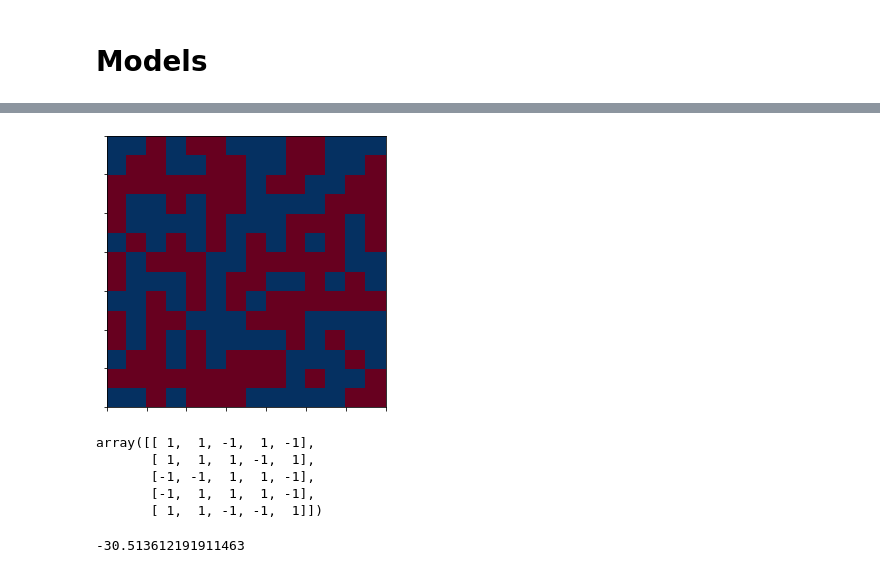
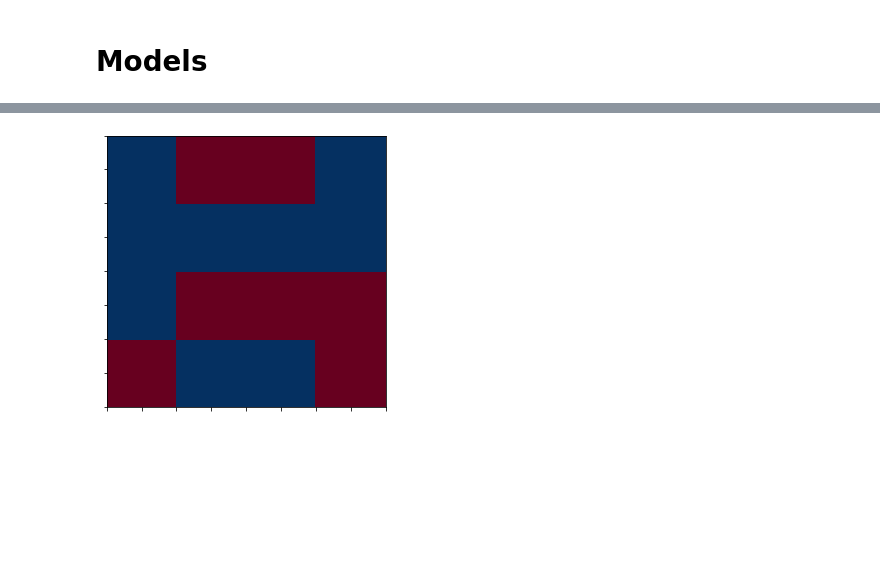
Before and after one commit to jbinagia/CS-230-Final-Project, a Jupyter notebook: development.ipynb, the cells around one changed output, grey strips where cells are left out. Saved outputs shown, nothing was run; the diff lists cells and outputs as text; code cells hidden in the pictures; blank space fills up the shorter version.

Commit message:
heavy work on models -- nematic left to finish

```diff
--- a/development.ipynb
+++ b/development.ipynb
@@ -28,0 +82,4 @@ np.mean(ising.x)
+# %%
+ising = IsingModel(h = 1.0)
+
+ising.params
@@ -28,0 +88,4 @@ np.mean(ising.x)
+# %%
+x = ising.init_coords(4)
+
+ising.calc_energy(x)
@@ -29,14 +100,4 @@ np.mean(ising.x)
 # %%
-ising.draw_config()
+ising.draw_config(x)
 # %% [output]
-[figure, old version]
+[figure, new version]
-# %%
-flat = ising.x_to_vec()
-
-ising.vec_to_x(flat)
-# %% [output]
-array([[ 1,  1, -1,  1, -1],
-       [ 1,  1,  1, -1,  1],
-       [-1, -1,  1,  1, -1],
-       [-1,  1,  1,  1, -1],
-       [ 1,  1, -1, -1,  1]])
@@ -45,4 +103,0 @@ chain = GaussianChain(40, 50, seed = 3)
-# %%
-chain.calc_energy()
-# %% [output]
--30.513612191911463
```
Also changed, not shown: parts of 26 cells of this notebook, 8 other files.
